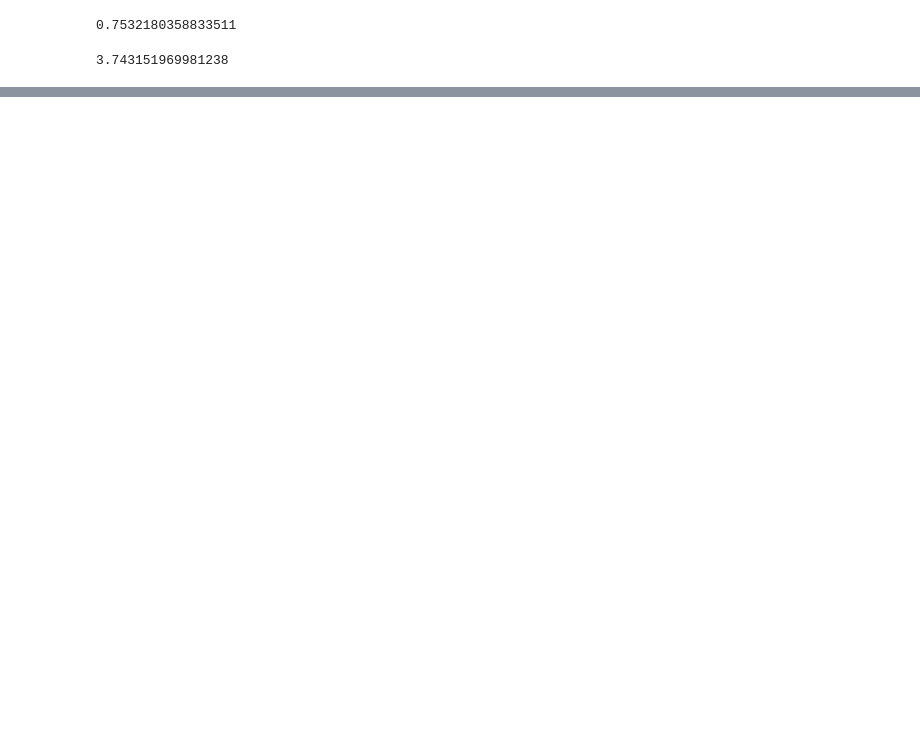
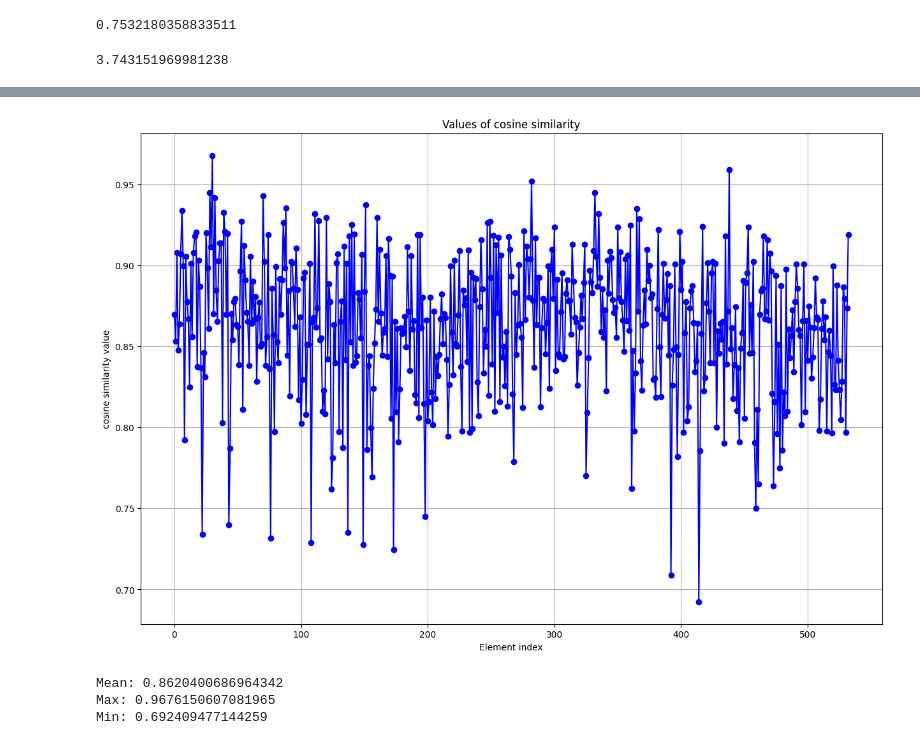
Before and after one commit to Mateusz-Wojciechowski/keyword-extraction, a Jupyter notebook: data_playground.ipynb, the cells around one changed output, grey strips where cells are left out. Saved outputs shown, nothing was run; the diff lists cells and outputs as text; code cells hidden in the pictures; blank space fills up the shorter version.

```diff
--- a/data_playground.ipynb
+++ b/data_playground.ipynb
@@ -166,7 +179,7 @@ def calculate_cosine_similarity(keywords1, keywords2, num_keywords):
         for keyword1 in embeddings_list1:
             max_cosine_similarity = -1
             for keyword2 in embeddings_list2:
-                cosine_similarity_k1_k2 = cosine_similarity(keyword1, keyword2)
+                cosine_similarity_k1_k2 = cosine_similarity(np.squeeze(keyword1), np.squeeze(keyword2))
                 if cosine_similarity_k1_k2 > max_cosine_similarity:
                     max_cosine_similarity = cosine_similarity_k1_k2
             cosine_partial += max_cosine_similarity
@@ -176,0 +188,31 @@ yake_data
+# %%
+cosine_similarity_results = calculate_cosine_similarity(bert_data, yake_data, 10)
+# %%
+def generate_metric_plot(metric_results, metric_name):
+    indexes = list(range(len(metric_results)))
+
+    plt.figure(figsize=(15, 10))
+    plt.plot(indexes, metric_results, marker='o', linestyle='-', color='b')
+    plt.title(f'Values of {metric_name}')
+    plt.xlabel('Element index')
+    plt.ylabel(f'{metric_name} value')
+    plt.grid(True)
+
+    plt.gca().set_facecolor('white')
+    plt.gcf().set_facecolor('white')
+
+    plt.xticks(ticks=[i for i in indexes if i % 100 == 0])
+
+    plt.show()
+# %%
+generate_metric_plot(cosine_similarity_results, 'cosine similarity')
+# %% [output]
+[figure, added]
+# %%
+print(f"Mean: {mean(cosine_similarity_results)}")
+print(f"Max: {max(cosine_similarity_results)}")
+print(f"Min: {min(cosine_similarity_results)}")
+# %% [output]
+Mean: 0.8620400686964342
+Max: 0.9676150607081965
+Min: 0.692409477144259
```
Also changed, not shown: parts of 12 cells of this notebook.
